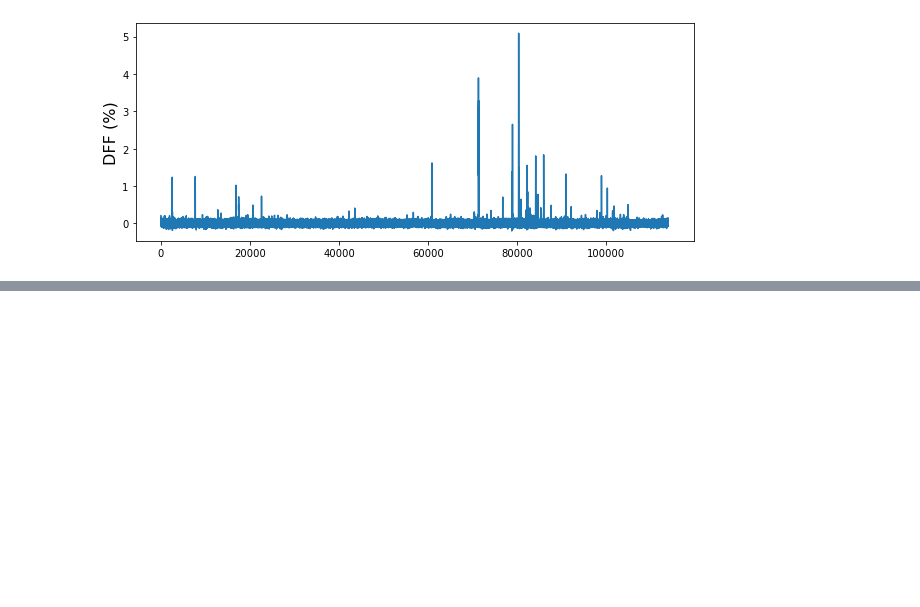
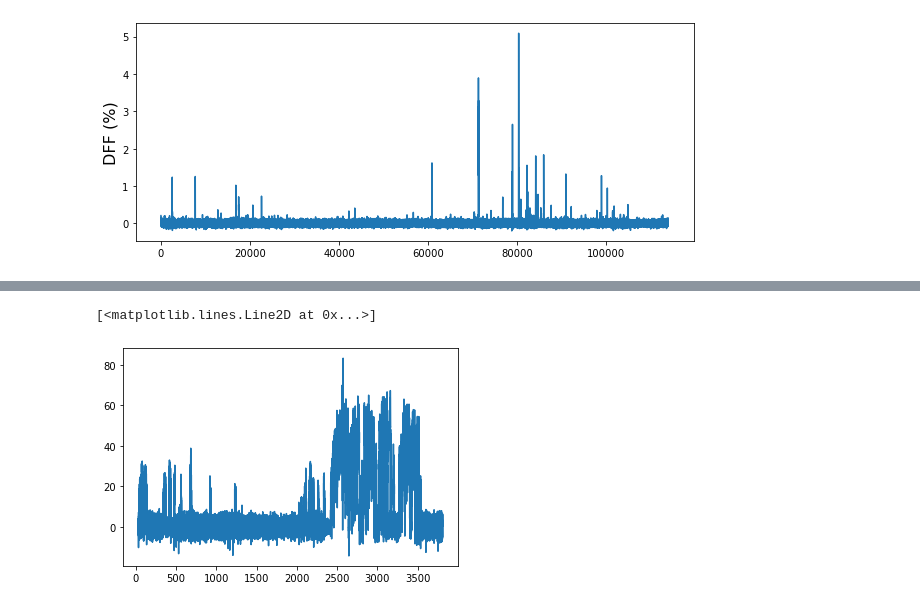
Before and after one commit to arunneru/AllenInst_Neuro, a Jupyter notebook: followingTuts_2Photon.ipynb, the cells around one changed output, grey strips where cells are left out. Drawn from its saved outputs; the diff is of its cells as text; code cells hidden in the pictures; blank space fills up the shorter version.

```diff
--- a/followingTuts_2Photon.ipynb
+++ b/followingTuts_2Photon.ipynb
@@ -164,0 +193,7 @@ for i in range(50):
+# %%
+dxcm, tsd = data_set.get_running_speed()
+# %%
+plt.plot(tsd, dxcm)
+# %% [output]
+[<matplotlib.lines.Line2D at 0x...>]
+[figure, added]
```
Also changed, not shown: parts of 6 cells of this notebook.
